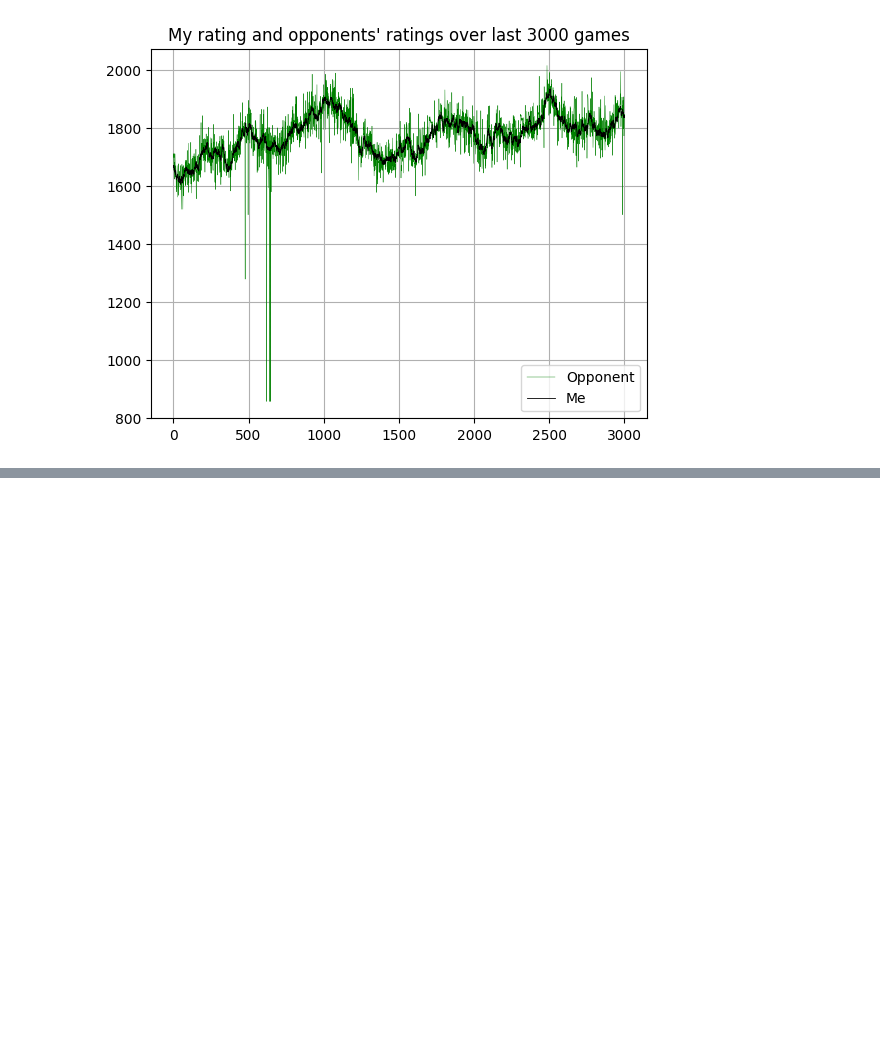
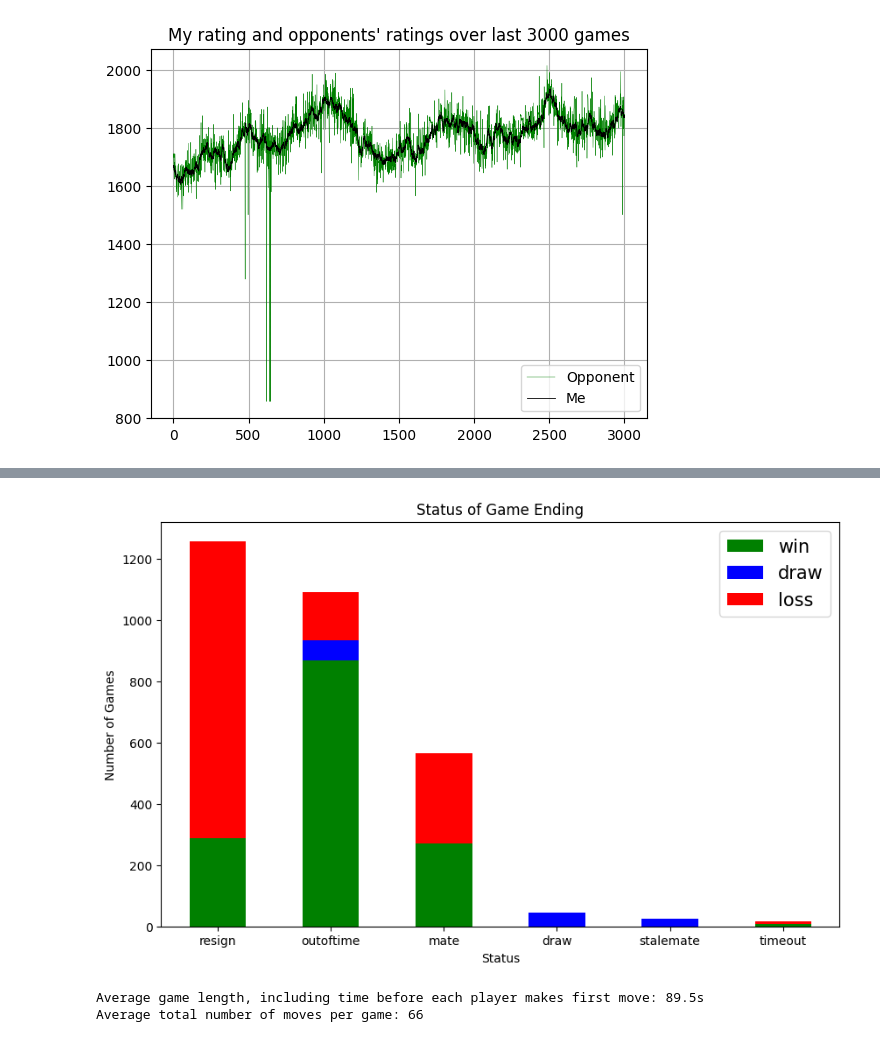
Before and after one commit to Gary-Carroll/Chess-Analysis, a Jupyter notebook: Chess.ipynb, the cells around one changed output, grey strips where cells are left out. Saved outputs shown, nothing was run; the diff lists cells and outputs as text; code cells hidden in the pictures; blank space fills up the shorter version.

```diff
--- a/Chess.ipynb
+++ b/Chess.ipynb
@@ -237,0 +246,33 @@ plt.show()
+# %%
+statuses = {game.get('status') for game in gameslist}
+status_dict = {status: {key:0 for key in ('win', 'draw', 'loss', 'total')} for status in statuses}
+
+for game in gameslist:
+    colour = "white" if game.get('players').get('white').get('user').get('id') == "garethc13" else "black"
+    winner = game.get('winner')
+    result = "win" if colour == winner else("draw" if winner == None else "loss")
+    status = game.get('status')
+    status_dict[status][result] += 1
+    status_dict[status]['total'] += 1
+# %%
+df = pd.DataFrame(status_dict).T.sort_values(by='total', ascending=False)
+
+fig, ax = plt.subplots(figsize=(10, 6))
+df[['win', 'draw', 'loss']].plot(kind='bar', stacked=True, ax=ax, color=['green', 'blue', 'red'])
+plt.xlabel("Status")
+plt.xticks(rotation=0)
+plt.ylabel("Number of Games")
+plt.legend(fontsize = 15)
+plt.title("Status of Game Ending")
+plt.show()
+# timeout refers to when a player leaves the game/disconnects
+# %% [output]
+[figure, added]
+# %%
+game_lengths = [(game.get('lastMoveAt') - game.get('createdAt'))/1000 for game in gameslist]
+moves = [len(game.get('moves').split()) for game in gameslist]
+print("Average game length, including time before each player makes first move: ",round(np.mean(game_lengths),1), "s", sep = '')
+print("Average total number of moves per game:", int(round(np.mean(moves),0)))
+# %% [output]
+Average game length, including time before each player makes first move: 89.5s
+Average total number of moves per game: 66
```
Also changed, not shown: parts of 9 cells of this notebook.
